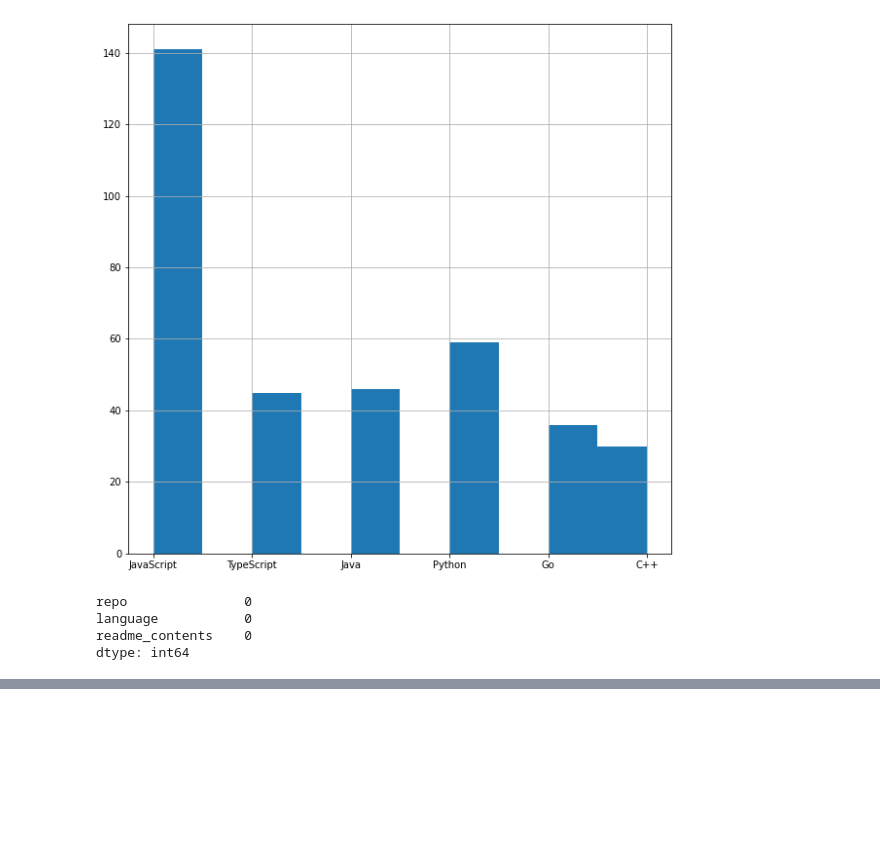
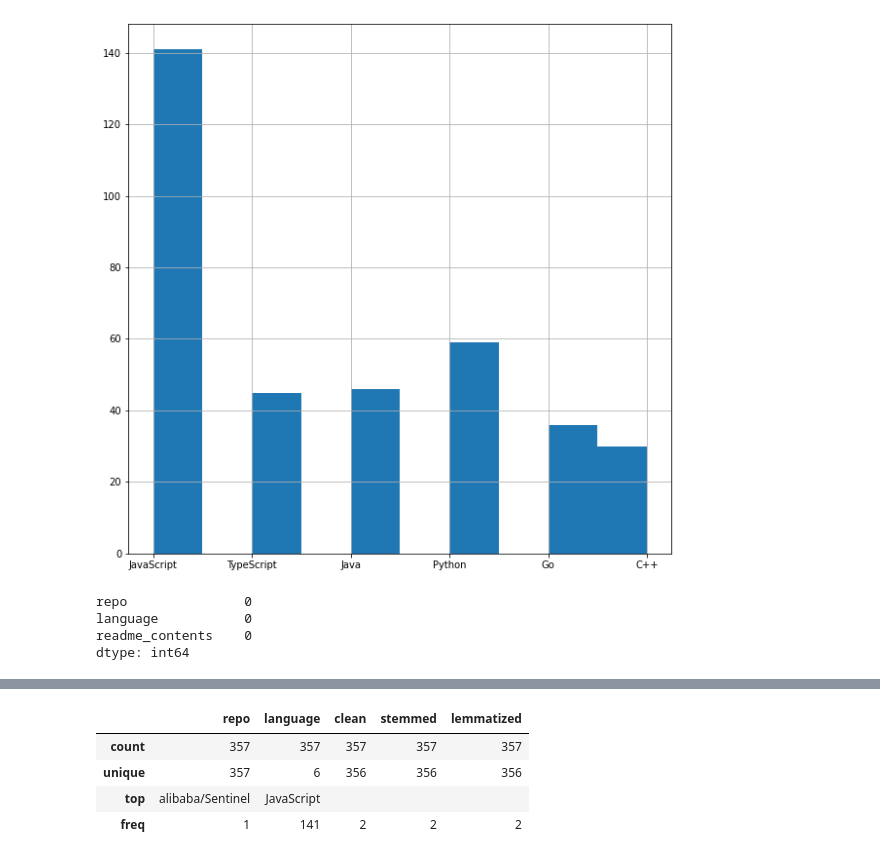
Before and after one commit to nlpsuperstar/nlp_team_project, a Jupyter notebook: Sarahs_scratch_notebook.ipynb, the cells around one changed output, grey strips where cells are left out. Saved outputs shown, nothing was run; the diff lists cells and outputs as text; code cells hidden in the pictures; blank space fills up the shorter version.

```diff
--- a/Sarahs_scratch_notebook.ipynb
+++ b/Sarahs_scratch_notebook.ipynb
@@ -109,0 +147,8 @@ data.head()
+# %%
+data.describe()
+# %% [output]
+|  | repo | language | clean | stemmed | lemmatized |
+| count | 357 | 357 | 357 | 357 | 357 |
+| unique | 357 | 6 | 356 | 356 | 356 |
+| top | alibaba/Sentinel | JavaScript |  |  |  |
+| freq | 1 | 141 | 2 | 2 | 2 |
```
Also changed, not shown: parts of 16 cells of this notebook, 1 other file.
